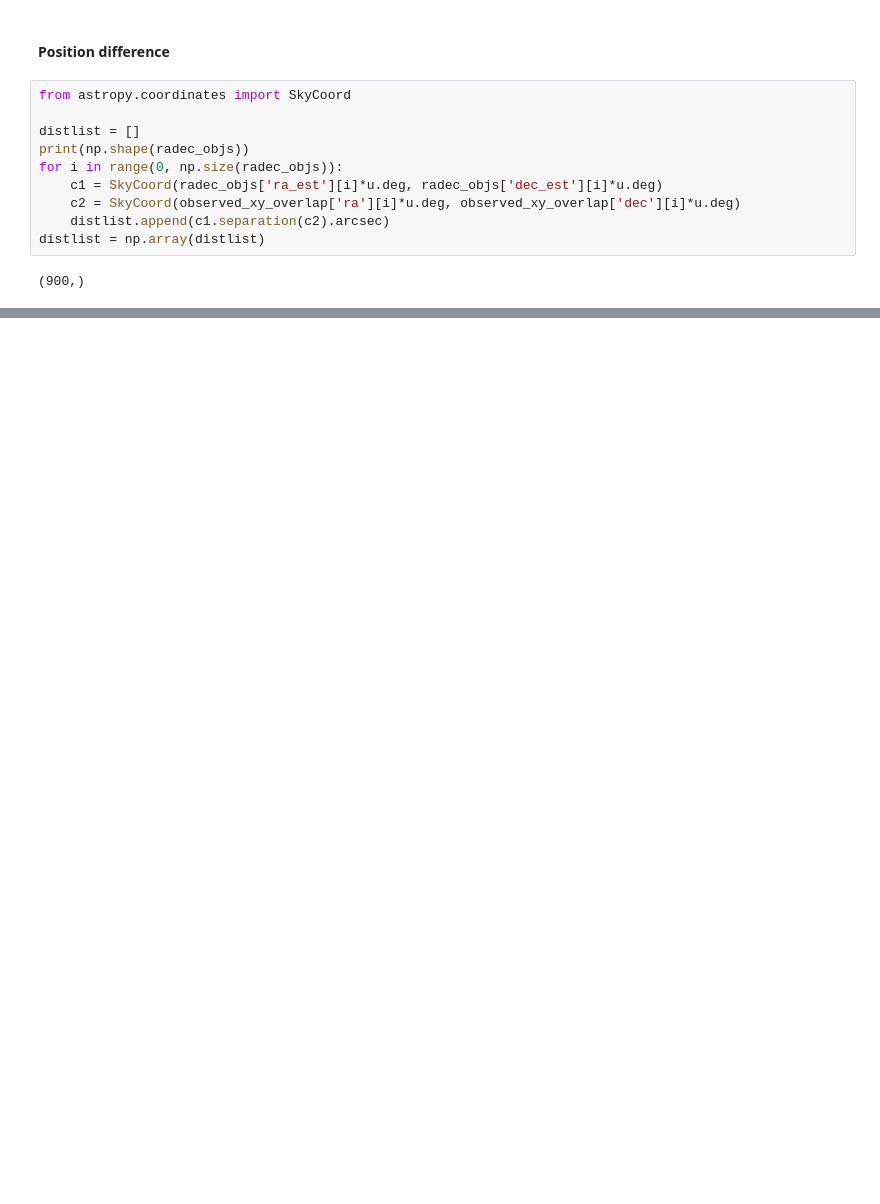
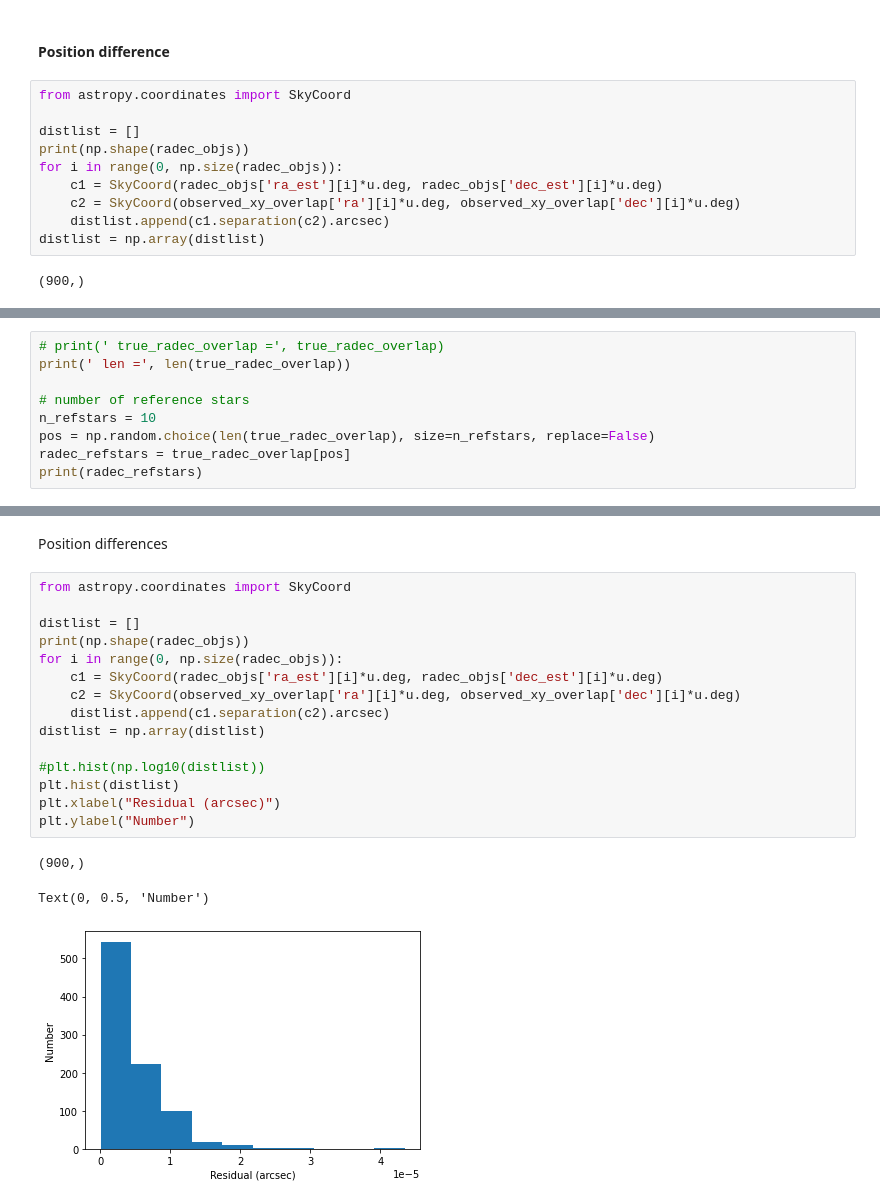
Before and after one commit to kawatadaisuke/JASMINE-analysis-testing, a Jupyter notebook: case7_challenge_00_pix2wcs.ipynb, the cells around one changed output, grey strips where cells are left out. Saved outputs shown, nothing was run; the diff lists cells and outputs as text; blank space fills up the shorter version.

```diff
--- a/case7_challenge_00_pix2wcs.ipynb
+++ b/case7_challenge_00_pix2wcs.ipynb
@@ -599,0 +687,9 @@ Text(0, 0.5, 'dDEC (arcsec)')
+# %%
+# print(' true_radec_overlap =', true_radec_overlap)
+print(' len =', len(true_radec_overlap))
+
+# number of reference stars
+n_refstars = 10
+pos = np.random.choice(len(true_radec_overlap), size=n_refstars, replace=False)
+radec_refstars = true_radec_overlap[pos]
+print(radec_refstars)
@@ -599,0 +823,21 @@ Text(0, 0.5, 'dDEC (arcsec)')
+# %% [markdown]
+Position differences
+# %%
+from astropy.coordinates import SkyCoord
+
+distlist = []
+print(np.shape(radec_objs))
+for i in range(0, np.size(radec_objs)):
+    c1 = SkyCoord(radec_objs['ra_est'][i]*u.deg, radec_objs['dec_est'][i]*u.deg)
+    c2 = SkyCoord(observed_xy_overlap['ra'][i]*u.deg, observed_xy_overlap['dec'][i]*u.deg)
+    distlist.append(c1.separation(c2).arcsec)
+distlist = np.array(distlist)
+
+#plt.hist(np.log10(distlist))
+plt.hist(distlist)
+plt.xlabel("Residual (arcsec)")
+plt.ylabel("Number")
+# %% [output]
+(900,)
+Text(0, 0.5, 'Number')
+[figure, added]
```
Also changed, not shown: parts of 24 cells of this notebook.
